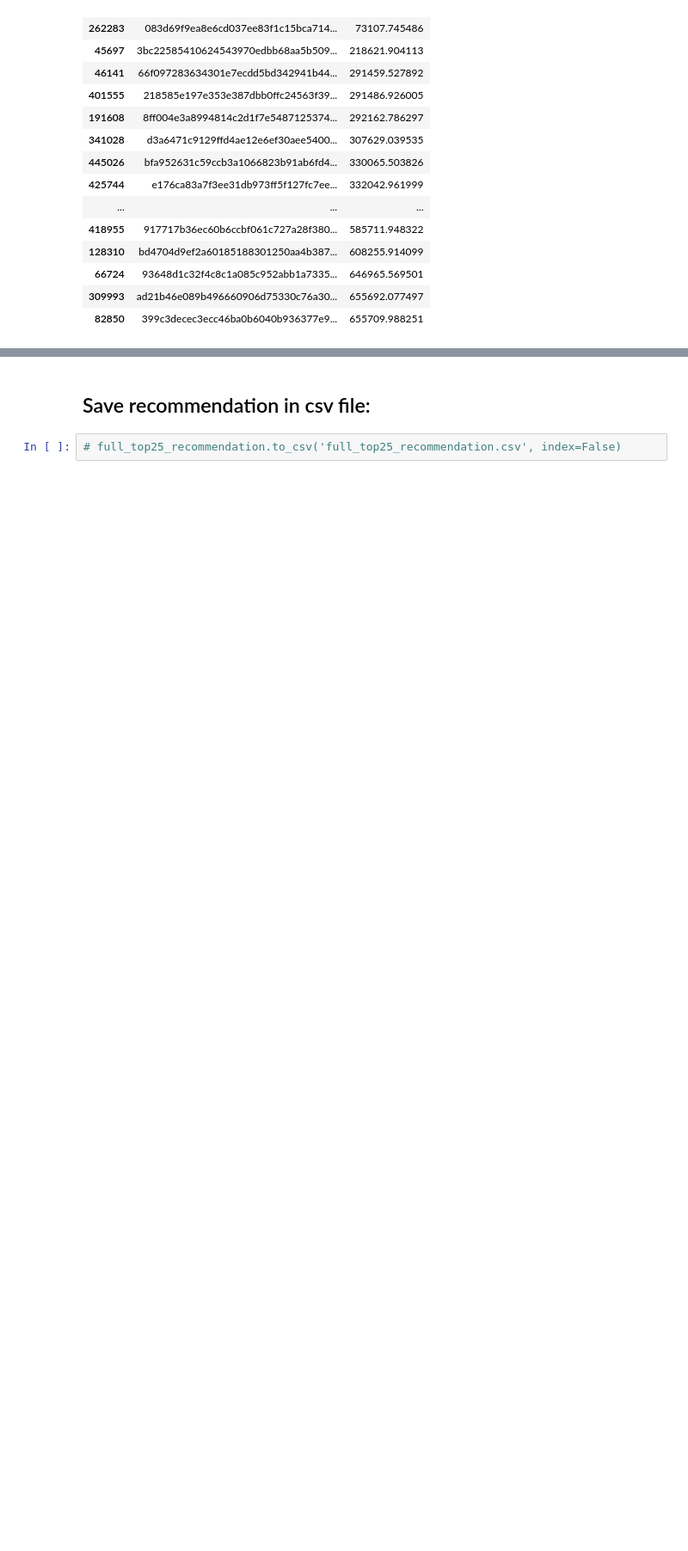
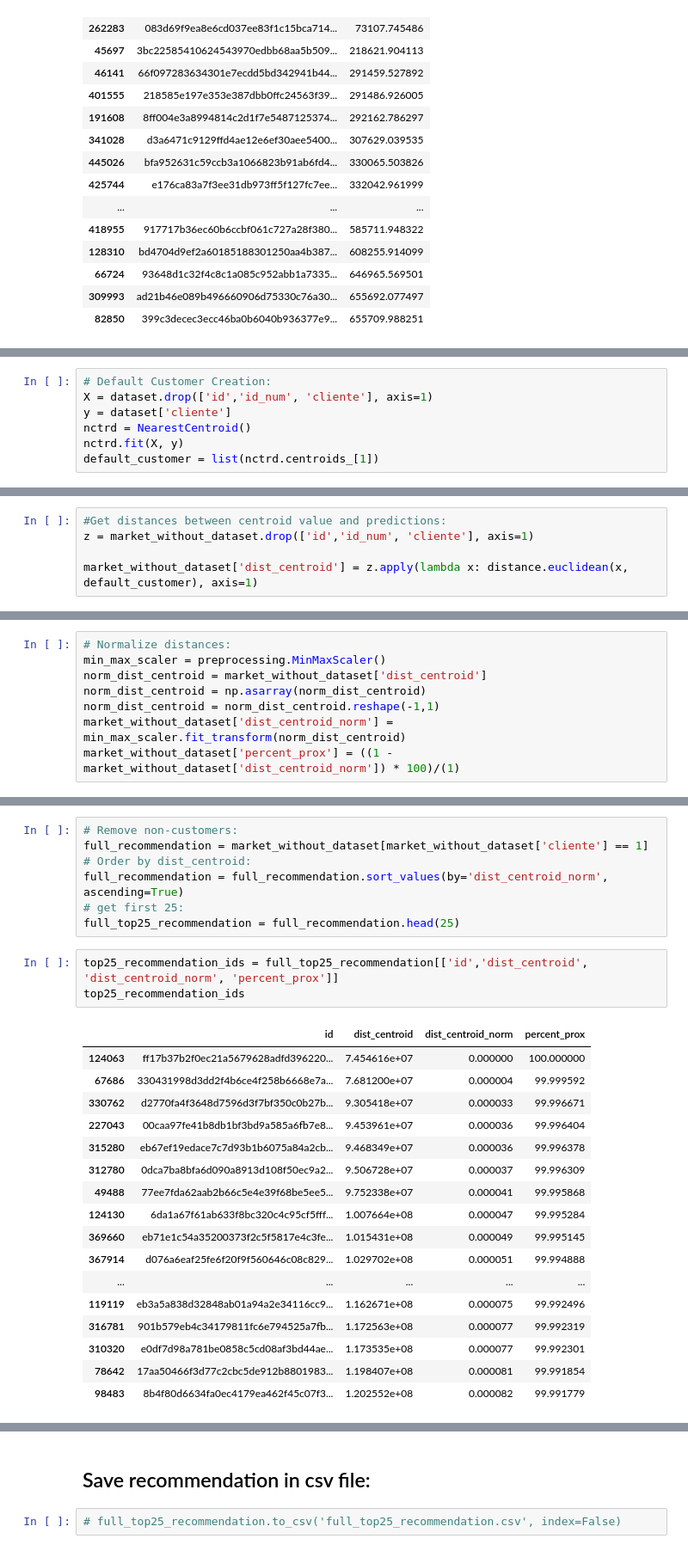
Before and after one commit to codenation-dev/squad-4-ad-data-science-1, a Jupyter notebook: analysis/Class_Recommender_systems.ipynb, the cells around one changed output, grey strips where cells are left out. Shown at 86% size. Cells and saved outputs as stored; diff of their text form; blank space fills up the shorter version.

Commit message:
Update Class_Recommender_systems.ipynb
Add ranking by euclidian distance.

```diff
--- a/analysis/Class_Recommender_systems.ipynb
+++ b/analysis/Class_Recommender_systems.ipynb
@@ -672,0 +679,7 @@ full_top25_recommendation.head()
+# %%
+# Default Customer Creation:
+X = dataset.drop(['id','id_num', 'cliente'], axis=1)
+y = dataset['cliente']
+nctrd = NearestCentroid()
+nctrd.fit(X, y)
+default_customer = list(nctrd.centroids_[1])
@@ -672,0 +691,5 @@ full_top25_recommendation.head()
+# %%
+#Get distances between centroid value and predictions:
+z = market_without_dataset.drop(['id','id_num', 'cliente'], axis=1)
+
+market_without_dataset['dist_centroid'] = z.apply(lambda x: distance.euclidean(x, default_customer), axis=1)
@@ -672,0 +703,8 @@ full_top25_recommendation.head()
+# %%
+# Normalize distances:
+min_max_scaler = preprocessing.MinMaxScaler()
+norm_dist_centroid = market_without_dataset['dist_centroid']
+norm_dist_centroid = np.asarray(norm_dist_centroid)
+norm_dist_centroid = norm_dist_centroid.reshape(-1,1)
+market_without_dataset['dist_centroid_norm'] = min_max_scaler.fit_transform(norm_dist_centroid)
+market_without_dataset['percent_prox'] = ((1 - market_without_dataset['dist_centroid_norm']) * 100)/(1)
@@ -672,0 +718,28 @@ full_top25_recommendation.head()
+# %%
+# Remove non-customers:
+full_recommendation = market_without_dataset[market_without_dataset['cliente'] == 1]
+# Order by dist_centroid:
+full_recommendation = full_recommendation.sort_values(by='dist_centroid_norm', ascending=True)
+# get first 25:
+full_top25_recommendation = full_recommendation.head(25)
+# %%
+top25_recommendation_ids = full_top25_recommendation[['id','dist_centroid', 'dist_centroid_norm', 'percent_prox']]
+top25_recommendation_ids
+# %% [output]
+|  | id | dist_centroid | dist_centroid_norm | percent_prox |
+| 124063 | ff17b37b2f0ec21a5679628adfd396220... | 7.454616e+07 | 0.000000 | 100.000000 |
+| 67686 | 330431998d3dd2f4b6ce4f258b6668e7a... | 7.681200e+07 | 0.000004 | 99.999592 |
+| 330762 | d2770fa4f3648d7596d3f7bf350c0b27b... | 9.305418e+07 | 0.000033 | 99.996671 |
+| 227043 | 00caa97fe41b8db1bf3bd9a585a6fb7e8... | 9.453961e+07 | 0.000036 | 99.996404 |
+| 315280 | eb67ef19edace7c7d93b1b6075a84a2cb... | 9.468349e+07 | 0.000036 | 99.996378 |
+| 312780 | 0dca7ba8bfa6d090a8913d108f50ec9a2... | 9.506728e+07 | 0.000037 | 99.996309 |
+| 49488 | 77ee7fda62aab2b66c5e4e39f68be5ee5... | 9.752338e+07 | 0.000041 | 99.995868 |
+| 124130 | 6da1a67f61ab633f8bc320c4c95cf5fff... | 1.007664e+08 | 0.000047 | 99.995284 |
+| 369660 | eb71e1c54a35200373f2c5f5817e4c3fe... | 1.015431e+08 | 0.000049 | 99.995145 |
+| 367914 | d076a6eaf25fe6f20f9f560646c08c829... | 1.029702e+08 | 0.000051 | 99.994888 |
+| ... | ... | ... | ... | ... |
+| 119119 | eb3a5a838d32848ab01a94a2e34116cc9... | 1.162671e+08 | 0.000075 | 99.992496 |
+| 316781 | 901b579eb4c34179811fc6e794525a7fb... | 1.172563e+08 | 0.000077 | 99.992319 |
+| 310320 | e0df7d98a781be0858c5cd08af3bd44ae... | 1.173535e+08 | 0.000077 | 99.992301 |
+| 78642 | 17aa50466f3d77c2cbc5de912b8801983... | 1.198407e+08 | 0.000081 | 99.991854 |
+| 98483 | 8b4f80d6634fa0ec4179ea462f45c07f3... | 1.202552e+08 | 0.000082 | 99.991779 |
```
Also changed, not shown: parts of 8 cells of this notebook, 1 other file.
